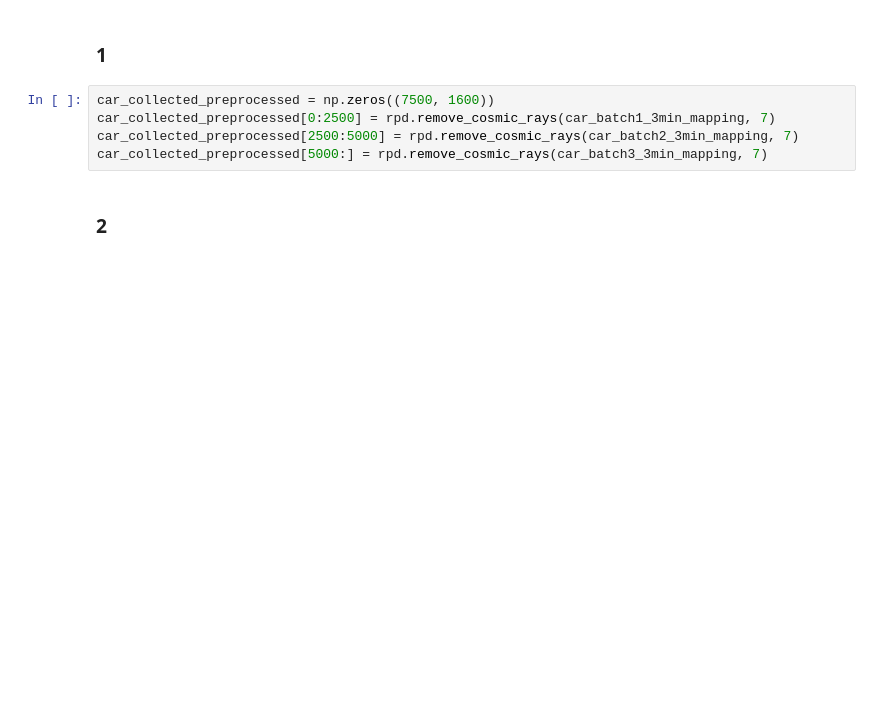
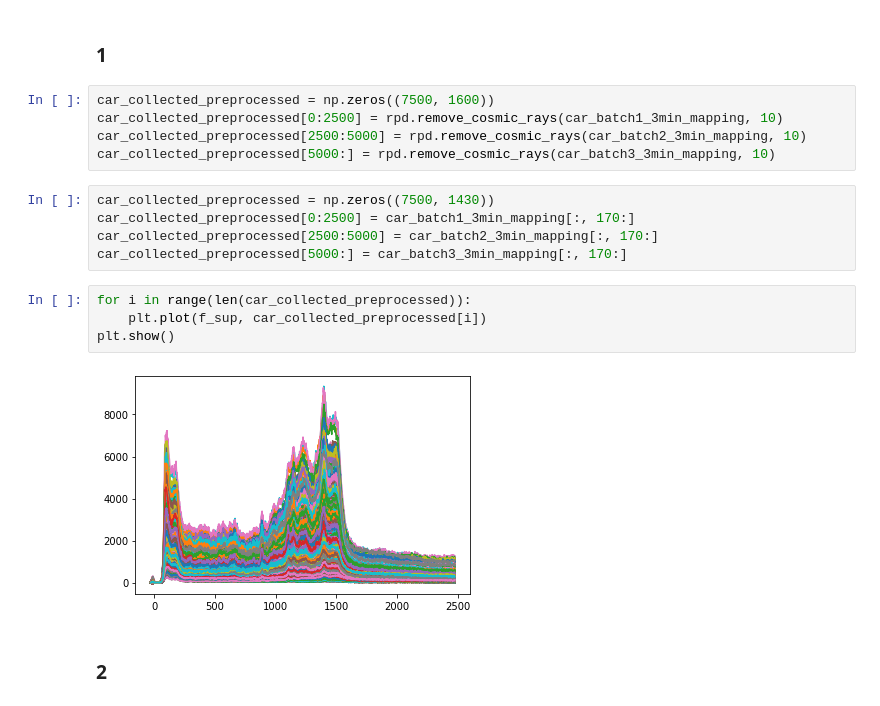
Before and after one commit to anva-kn/Raman, a Jupyter notebook: pytorch_classification.ipynb, the cells around one changed output. Cells and saved outputs as stored; diff of their text form; blank space fills up the shorter version.

```diff
--- a/pytorch_classification.ipynb
+++ b/pytorch_classification.ipynb
@@ -149,11 +151,22 @@ thia_batch2_3min_mapping             ndarray    2500x1600: 4000000 elems, type `
 thia_batch3_3min_mapping             ndarray    2500x1600: 4000000 elems, type `float64`, 32000000 bytes (30.517578125 Mb)
 # %% [markdown]
 ### 1
+# %%
+car_collected_preprocessed = np.zeros((7500, 1600))
+car_collected_preprocessed[0:2500] = rpd.remove_cosmic_rays(car_batch1_3min_mapping, 10)
+car_collected_preprocessed[2500:5000] = rpd.remove_cosmic_rays(car_batch2_3min_mapping, 10)
+car_collected_preprocessed[5000:] = rpd.remove_cosmic_rays(car_batch3_3min_mapping, 10)
 # %%
-car_collected_preprocessed = np.zeros((7500, 1600))
-car_collected_preprocessed[0:2500] = rpd.remove_cosmic_rays(car_batch1_3min_mapping, 7)
-car_collected_preprocessed[2500:5000] = rpd.remove_cosmic_rays(car_batch2_3min_mapping, 7)
-car_collected_preprocessed[5000:] = rpd.remove_cosmic_rays(car_batch3_3min_mapping, 7)
+car_collected_preprocessed = np.zeros((7500, 1430))
+car_collected_preprocessed[0:2500] = car_batch1_3min_mapping[:, 170:]
+car_collected_preprocessed[2500:5000] = car_batch2_3min_mapping[:, 170:]
+car_collected_preprocessed[5000:] = car_batch3_3min_mapping[:, 170:]
+# %%
+for i in range(len(car_collected_preprocessed)):
+    plt.plot(f_sup, car_collected_preprocessed[i])
+plt.show()
+# %% [output]
+[figure, added]
 # %% [markdown]
 ### 2
 # %%
```
Also changed, not shown: parts of 31 cells of this notebook, 1 other file.
